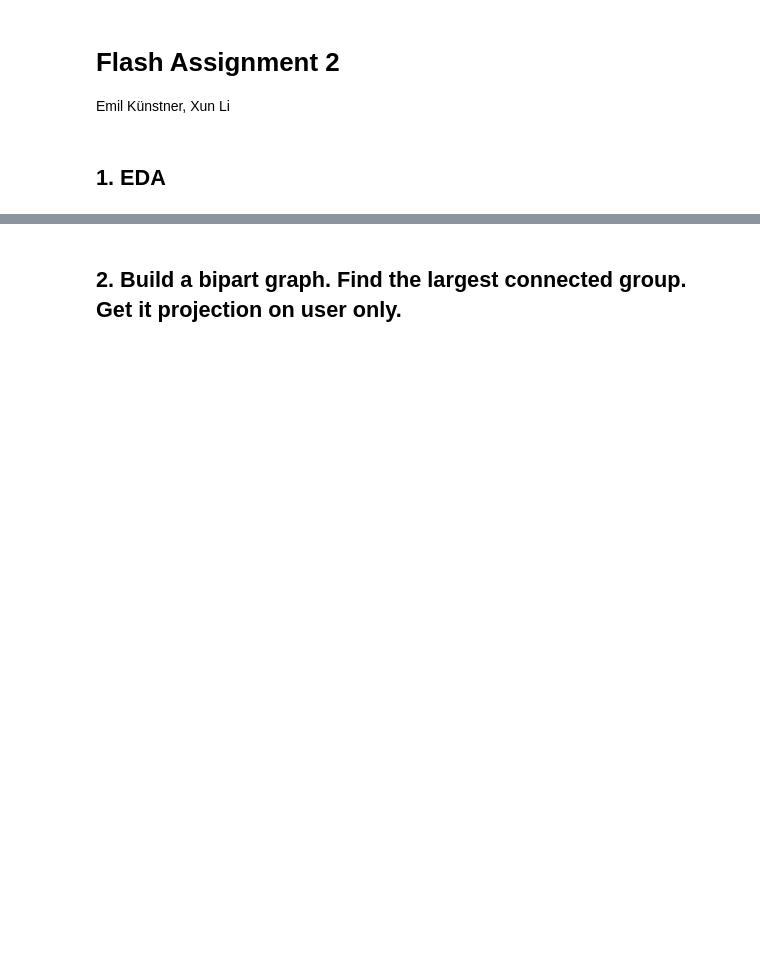
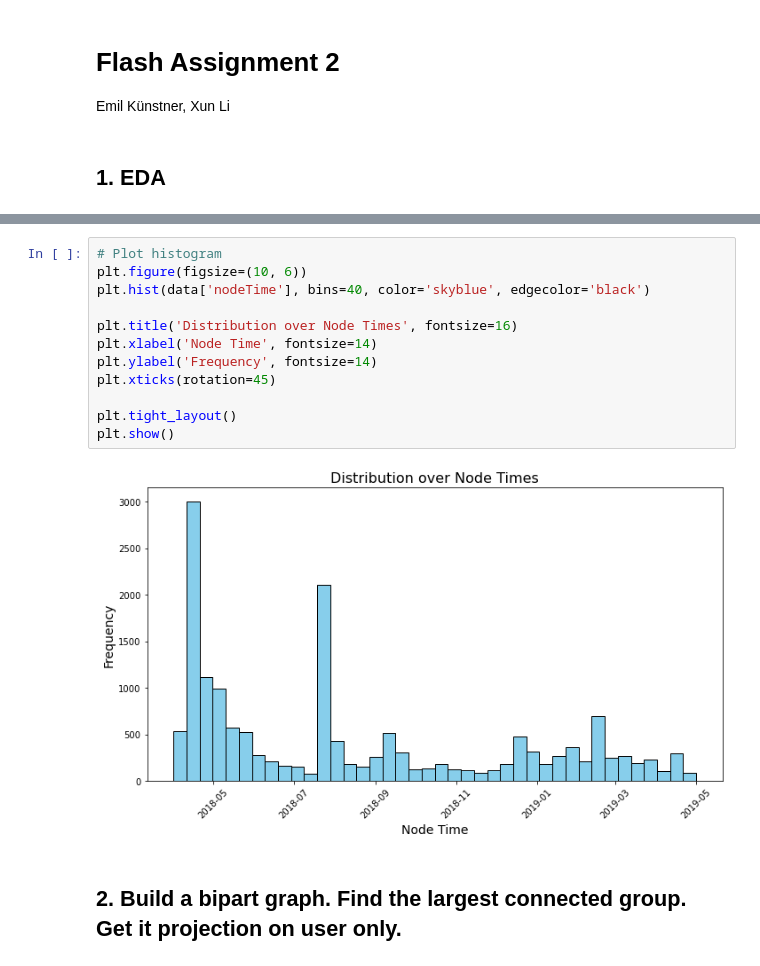
Before and after one commit to Garfatlx/NetworkScience-Assignment-2, a Jupyter notebook: Assignment2.ipynb, the cells around one changed output, grey strips where cells are left out. Cells and saved outputs as stored; diff of their text form; blank space fills up the shorter version.

```diff
--- a/Assignment2.ipynb
+++ b/Assignment2.ipynb
@@ -30,3 +42,17 @@ twitter_data = twitter_data[['nodeUserID', 'videoID', 'nodeTime']]
+# %%
+# Plot histogram
+plt.figure(figsize=(10, 6))
+plt.hist(data['nodeTime'], bins=40, color='skyblue', edgecolor='black')
+
+plt.title('Distribution over Node Times', fontsize=16)
+plt.xlabel('Node Time', fontsize=14)
+plt.ylabel('Frequency', fontsize=14)
+plt.xticks(rotation=45)
+
+plt.tight_layout()
+plt.show()
+# %% [output]
+[figure, added]
 # %% [markdown]
 ## 2. Build a bipart graph. Find the largest connected group. Get it projection on user only.
 # %%
```
Also changed, not shown: parts of 2 cells of this notebook.
